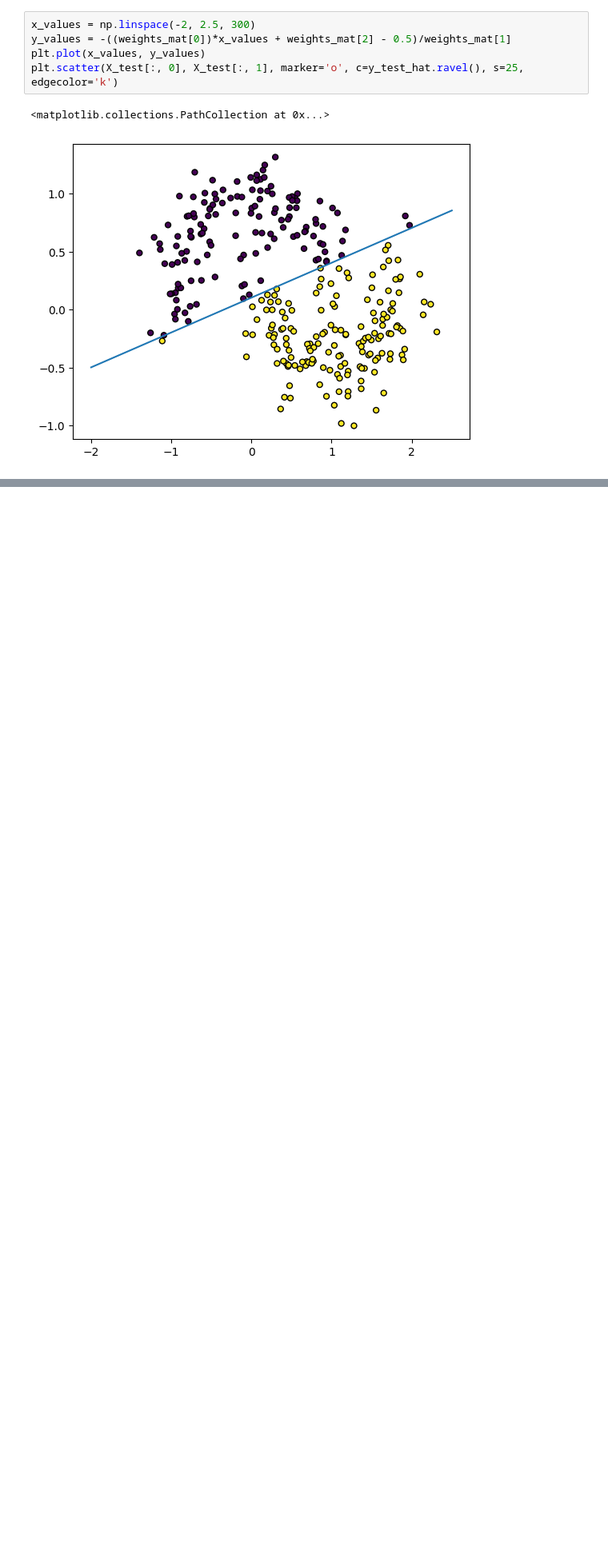
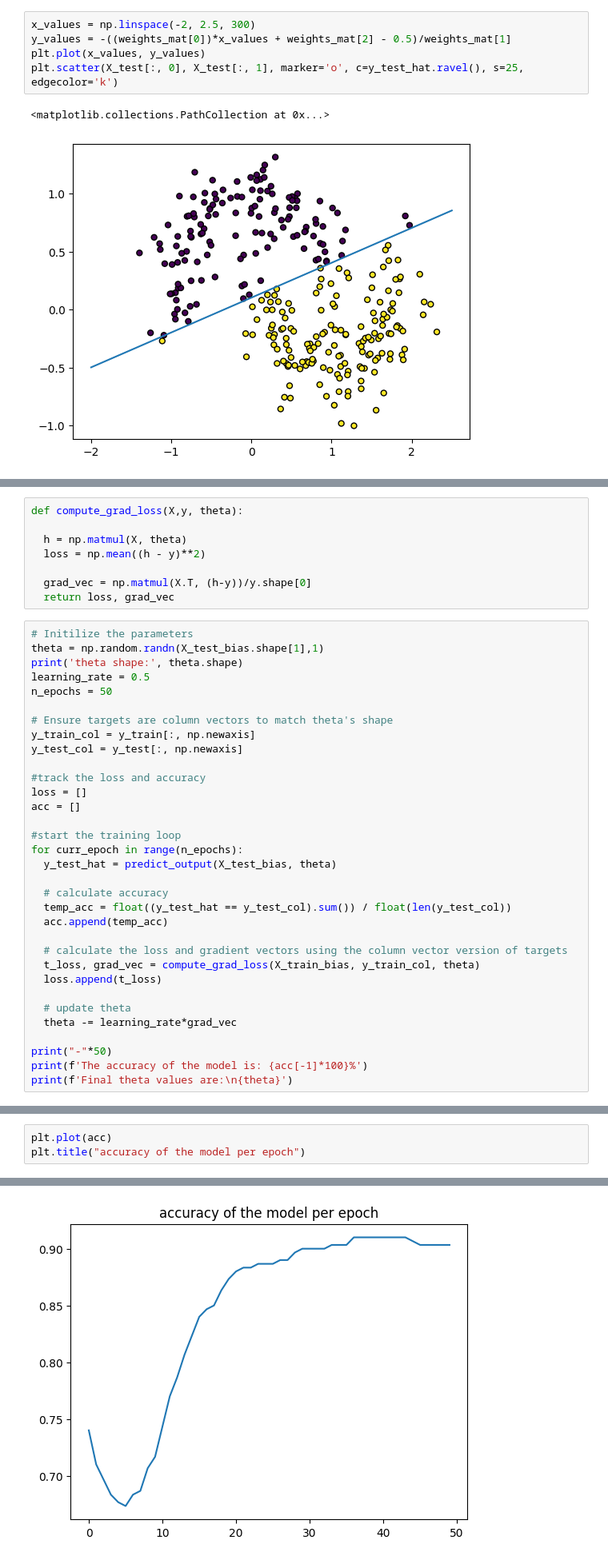
Before and after one commit to Jayadeep19/pytorch, a Jupyter notebook: Numpy/linear_regression.ipynb, the cells around one changed output, grey strips where cells are left out. Shown at 80% size. Drawn from its saved outputs; the diff is of its cells as text; blank space fills up the shorter version.

```diff
--- a/Numpy/linear_regression.ipynb
+++ b/Numpy/linear_regression.ipynb
@@ -96,0 +106,41 @@ plt.scatter(X_test[:, 0], X_test[:, 1], marker='o', c=y_test_hat.ravel(), s=25,
+# %%
+def compute_grad_loss(X,y, theta):
+
+  h = np.matmul(X, theta)
+  loss = np.mean((h - y)**2)
+
+  grad_vec = np.matmul(X.T, (h-y))/y.shape[0]
+  return loss, grad_vec
+# %%
+# Initilize the parameters
+theta = np.random.randn(X_test_bias.shape[1],1)
+print('theta shape:', theta.shape)
+learning_rate = 0.5
+n_epochs = 50
+
+# Ensure targets are column vectors to match theta's shape
+y_train_col = y_train[:, np.newaxis]
+y_test_col = y_test[:, np.newaxis]
+
+#track the loss and accuracy
+loss = []
+acc = []
+
+#start the training loop
+for curr_epoch in range(n_epochs):
+  y_test_hat = predict_output(X_test_bias, theta)
+
+  # calculate accuracy
+  temp_acc = float((y_test_hat == y_test_col).sum()) / float(len(y_test_col))
+  acc.append(temp_acc)
+
+  # calculate the loss and gradient vectors using the column vector version of targets
+  t_loss, grad_vec = compute_grad_loss(X_train_bias, y_train_col, theta)
+  loss.append(t_loss)
+
+  # update theta
+  theta -= learning_rate*grad_vec
+
+print("-"*50)
+print(f'The accuracy of the model is: {acc[-1]*100}%')
+print(f'Final theta values are:\n{theta}')
@@ -96,0 +155,4 @@ plt.scatter(X_test[:, 0], X_test[:, 1], marker='o', c=y_test_hat.ravel(), s=25,
+# %%
+plt.plot(acc)
+plt.title("accuracy of the model per epoch")
+# %% [output]
@@ -96,0 +160 @@ plt.scatter(X_test[:, 0], X_test[:, 1], marker='o', c=y_test_hat.ravel(), s=25,
+[figure, added]
```
Also changed, not shown: parts of 4 cells of this notebook.
